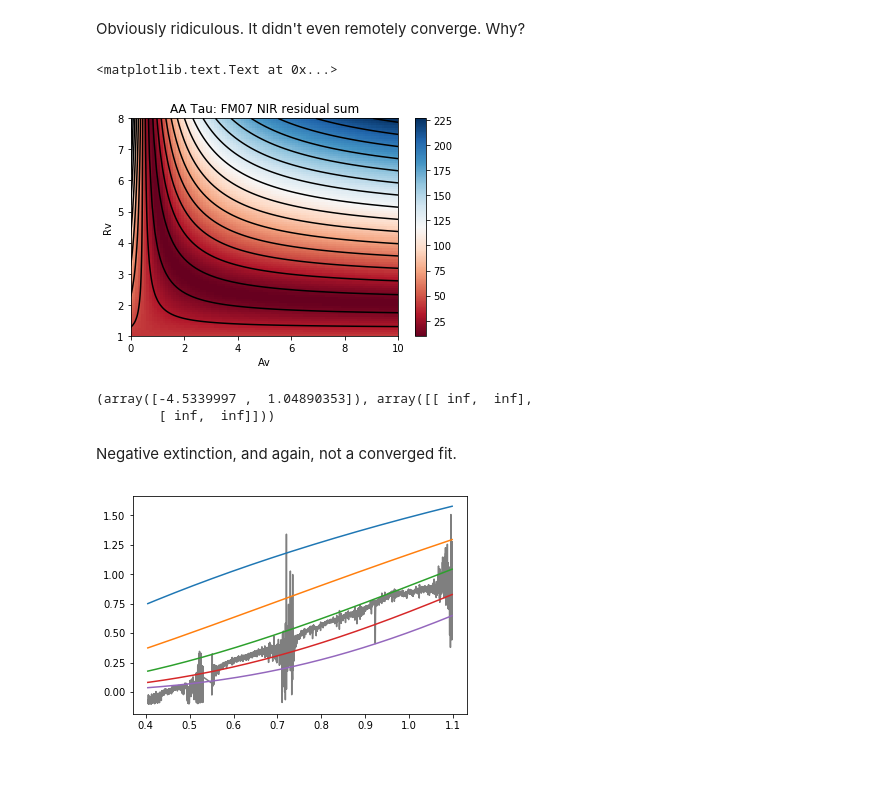
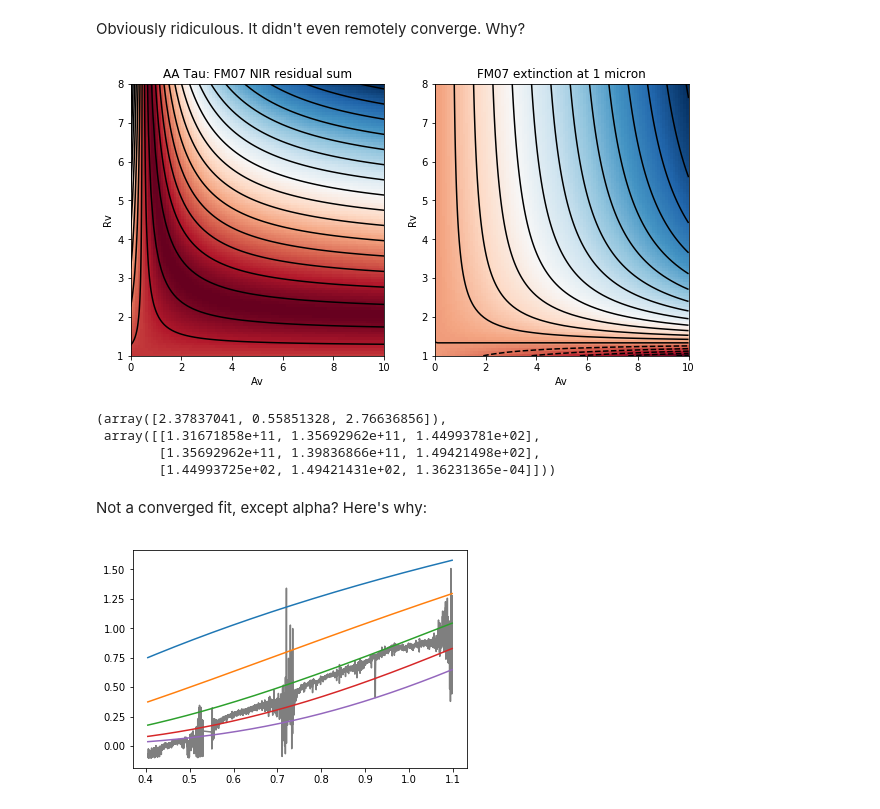
Before and after one commit to krislars/AA_Tau_Covey, a Jupyter notebook: AATau_data.ipynb, the cells around one changed output. Saved outputs shown, nothing was run; the diff lists cells and outputs as text; code cells hidden in the pictures; blank space fills up the shorter version.

```diff
--- a/AATau_data.ipynb
+++ b/AATau_data.ipynb
@@ -949,34 +954,43 @@ Obviously ridiculous. It didn't even remotely converge.  Why?
 a = np.linspace(0,10,100)
 b = np.linspace(1,8,100)
 x,y = np.meshgrid(a, b)
-z = FM07(1,x,y) # initialize
+z = FM07(1,x,y) # initialize, and ext at 1 micron
 
 for i in range(100):
     for j in range(100):
         z[i,j]=np.sqrt(np.sum((notel_ext-FM07(notel_wav,a[i],b[j]))**2.0))
-
-
-plt.pcolor(x,y,z,cmap='RdBu')
-plt.colorbar()
-plt.contour(x,y,z,20,colors='k')
-plt.xlabel('Av')
-plt.ylabel('Rv')
-plt.title('AA Tau: FM07 NIR residual sum')
-# %% [output]
-<matplotlib.text.Text at 0x...>
-[figure, removed]
+# %%
+fig,(ax1,ax2)=plt.subplots(1,2,figsize=(10,5))
+ax1.pcolor(x,y,z,cmap='RdBu')
+#ax1.colorbar()
+ax1.contour(x,y,z,20,colors='k')
+ax1.set_xlabel('Av')
+ax1.set_ylabel('Rv')
+ax1.set_title('AA Tau: FM07 NIR residual sum')
+ax2.pcolor(x,y, FM07(1,x,y),cmap='RdBu')
+#ax1.colorbar()
+ax2.contour(x,y, FM07(1,x,y),20,colors='k')
+ax2.set_xlabel('Av')
+ax2.set_ylabel('Rv')
+ax2.set_title('FM07 extinction at 1 micron')
+plt.show()
+plt.show()
+# %% [output]
+[figure, added]
 # %%
 def FM09(x, a, b, c):
     # x is wavelength, A is Av, b is Rv, c is alpha
     return a*(0.349/b + 2.087)/(1 + (x/0.507)**c)
 # %%
-cfit4,cerr4=curve_fit(FM07,notel_wav,notel_ext)
+cfit4,cerr4=curve_fit(FM09,notel_wav,notel_ext)
 cfit4,cerr4
 # %% [output]
-(array([-4.5339997 ,  1.04890353]), array([[ inf,  inf],
-        [ inf,  inf]]))
+(array([2.37837041, 0.55851328, 2.76636856]),
+ array([[1.31671858e+11, 1.35692962e+11, 1.44993781e+02],
+        [1.35692962e+11, 1.39836866e+11, 1.49421498e+02],
+        [1.44993725e+02, 1.49421431e+02, 1.36231365e-04]]))
-# %% [markdown]
-Negative extinction, and again, not a converged fit.
+# %% [markdown]
+Not a converged fit, except alpha?  Here's why:
 # %%
 plt.plot(1/notel_wav,notel_ext,'black',alpha=0.5)
 for alpha in [1,1.5,2,2.5,3]:
```
Also changed, not shown: parts of 55 cells of this notebook, 1 other file.
